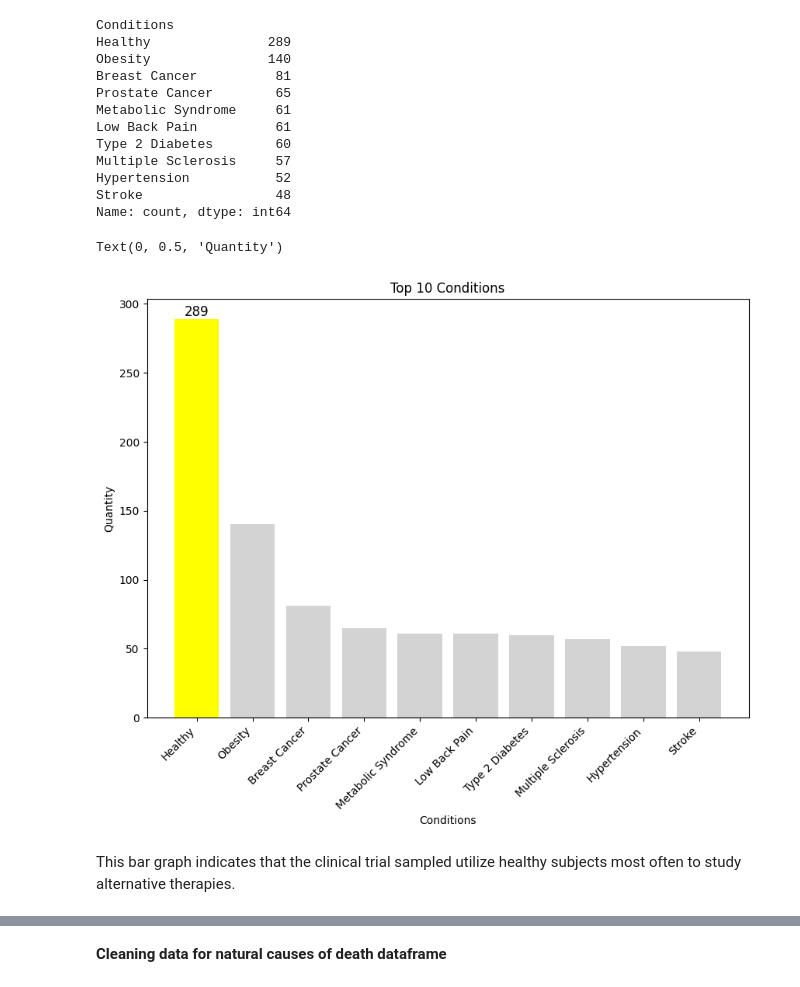
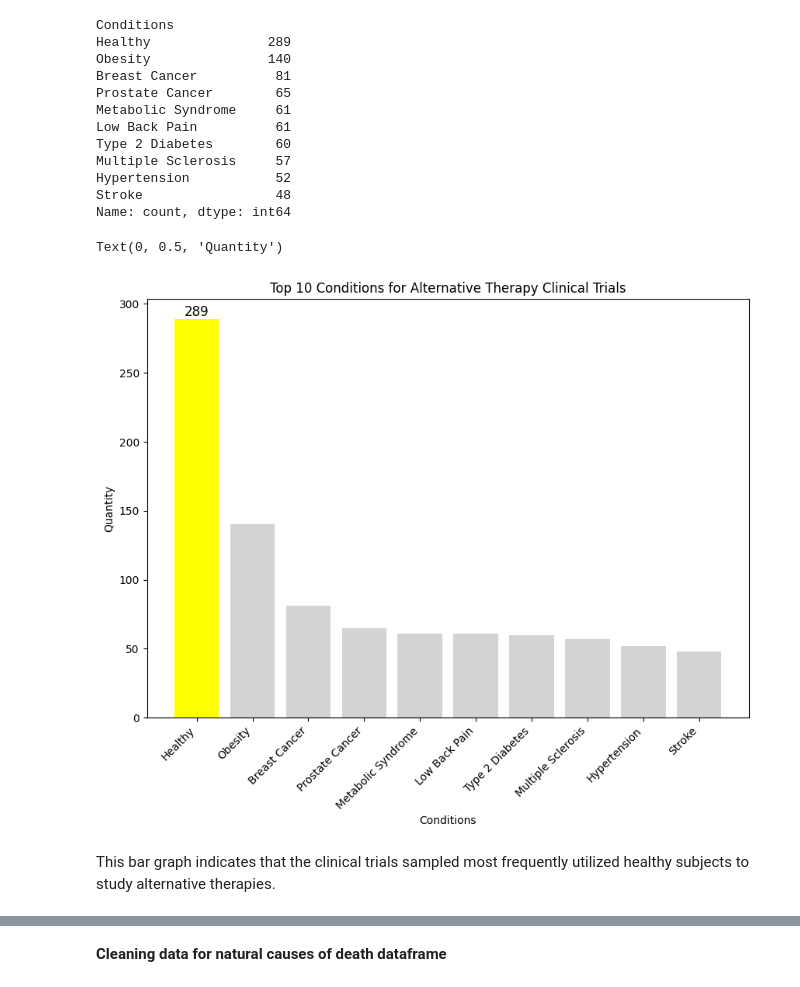
Before and after one commit to DoricesPieces/ClinicalTrials, a Jupyter notebook: Alternative Therapies analysis.ipynb, the cells around one changed output, grey strips where cells are left out. Drawn from its saved outputs; the diff is of its cells as text; code cells hidden in the pictures.

```diff
--- a/Alternative Therapies analysis.ipynb
+++ b/Alternative Therapies analysis.ipynb
@@ -493,24 +503,24 @@ Name: count, dtype: int64
 # %%
 #Create a bar graph for Top 10 Conditions
 plt.figure(figsize=(10, 7))
 Top_10_Cond
 
 # Highlight the highest value in yellow, remainder in light grey
 colors = ['yellow' if i == 0 else 'lightgrey' for i in range(len(Top_10_Cond))]
 
 plt.bar(Top_10_Cond.index, Top_10_Cond.values, color=colors)
 
 # Add value only on the highest value
 plt.text(0, Top_10_Cond.values[0], f'{Top_10_Cond.values[0]:,.0f}',
          ha='center', va='bottom', fontsize=12, color='black')
 
 # Formatting for x-axis labels and title
 plt.xticks(rotation=45, ha='right')
-plt.title('Top 10 Conditions')
+plt.title('Top 10 Conditions for Alternative Therapy Clinical Trials')
 plt.xlabel('Conditions')
 plt.ylabel('Quantity')
 # %% [output]
 Text(0, 0.5, 'Quantity')
-[figure, old version]
+[figure, new version]
 # %% [markdown]
-This bar graph indicates that the clinical trial sampled utilize healthy subjects most often to study alternative therapies.
+This bar graph indicates that the clinical trials sampled most frequently utilized healthy subjects to study alternative therapies.
```
Also changed, not shown: parts of 16 cells of this notebook, 1 other file.
